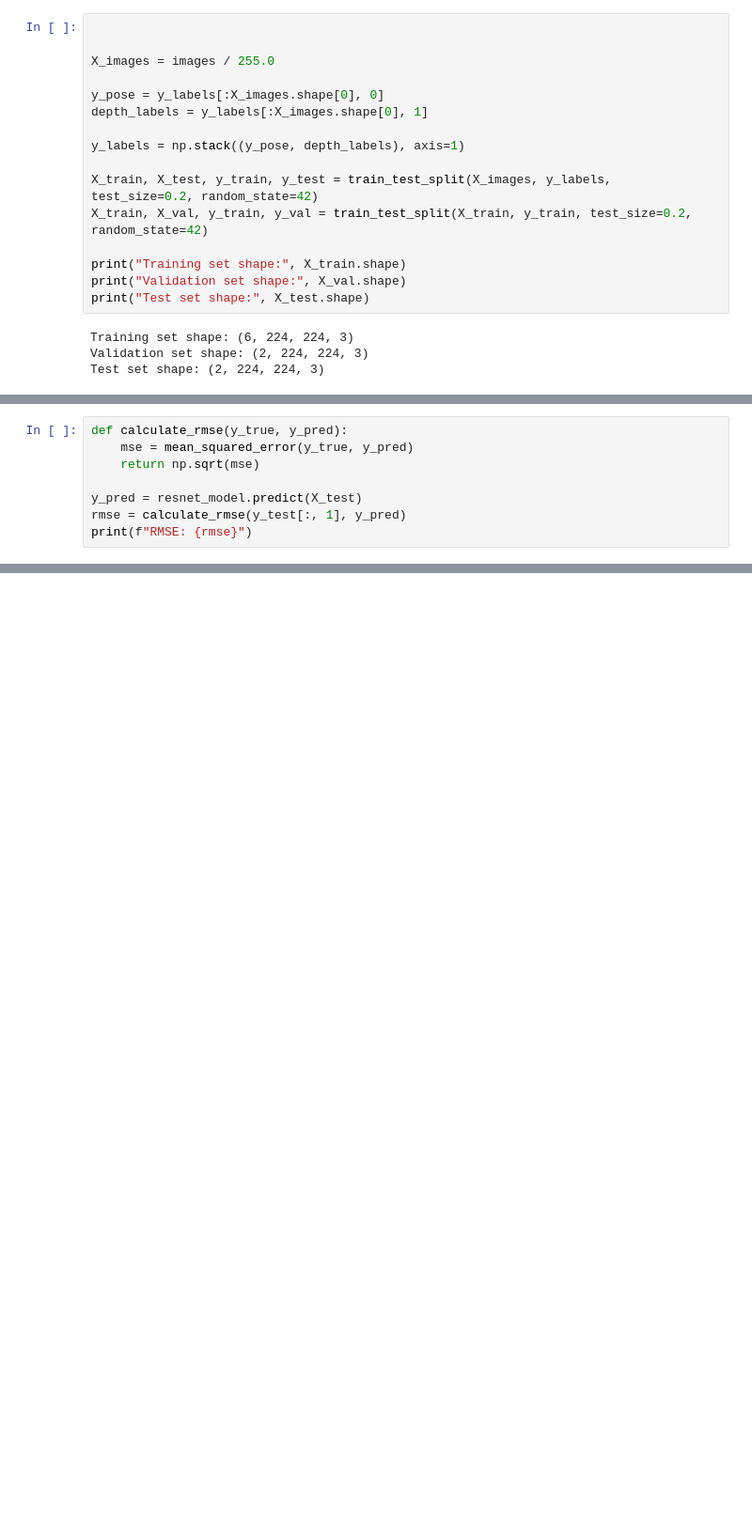
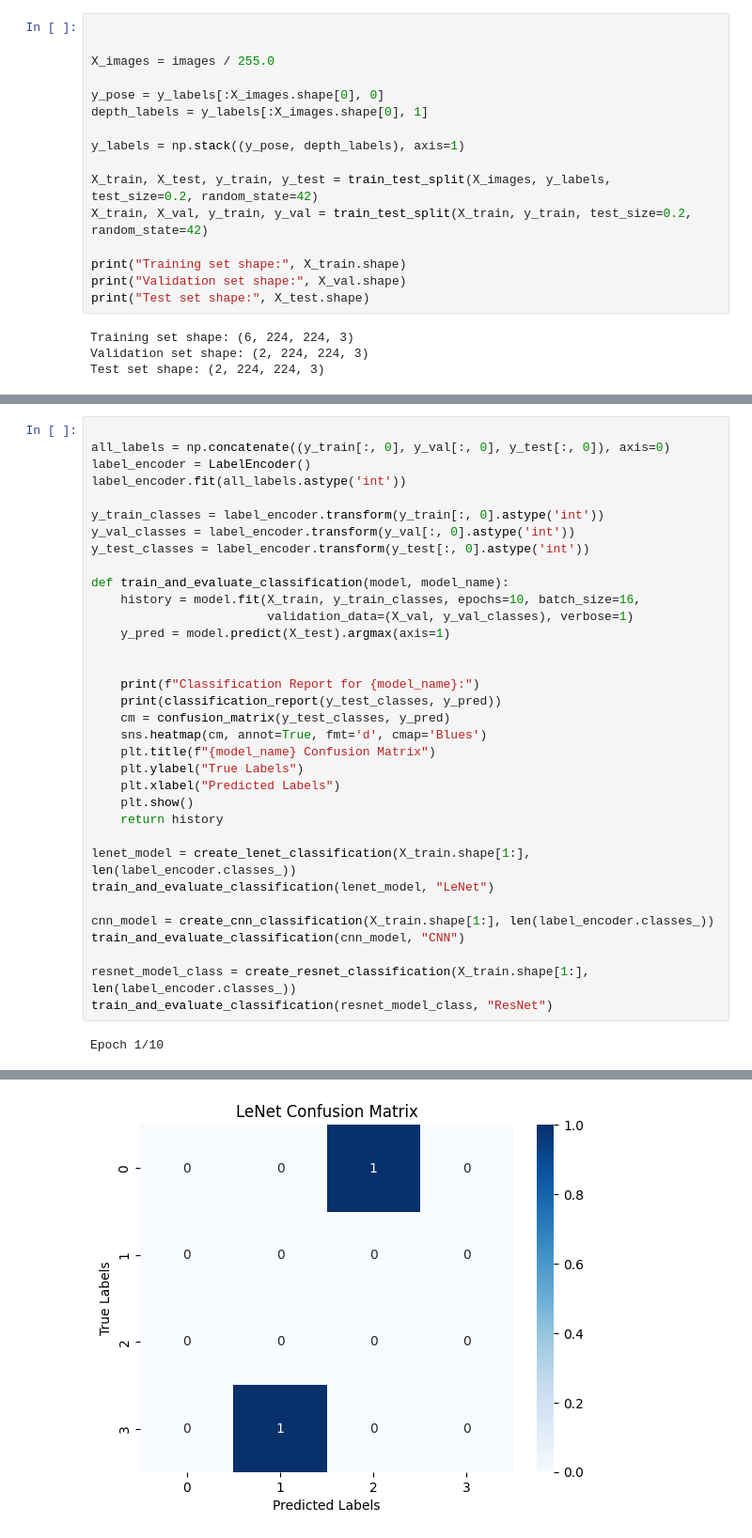
Before and after one commit to aSimpson02/deep_learning_proj, a Jupyter notebook: final.ipynb, the cells around one changed output, grey strips where cells are left out. Shown: that part at 94% size. Drawn from its saved outputs; the diff is of its cells as text; blank space fills up the shorter version.

```diff
--- a/final.ipynb
+++ b/final.ipynb
@@ -283,8 +121,0 @@ Test MAE (ResNet): 1.6580051183700562
-# %%
-def calculate_rmse(y_true, y_pred):
-    mse = mean_squared_error(y_true, y_pred)
-    return np.sqrt(mse)
-
-y_pred = resnet_model.predict(X_test)
-rmse = calculate_rmse(y_test[:, 1], y_pred)
-print(f"RMSE: {rmse}")
@@ -543,0 +162,36 @@ ResNet RMSE: 31.80
+# %%
+
+all_labels = np.concatenate((y_train[:, 0], y_val[:, 0], y_test[:, 0]), axis=0)
+label_encoder = LabelEncoder()
+label_encoder.fit(all_labels.astype('int'))
+
+y_train_classes = label_encoder.transform(y_train[:, 0].astype('int'))
+y_val_classes = label_encoder.transform(y_val[:, 0].astype('int'))
+y_test_classes = label_encoder.transform(y_test[:, 0].astype('int'))
+
+def train_and_evaluate_classification(model, model_name):
+    history = model.fit(X_train, y_train_classes, epochs=10, batch_size=16,
+                        validation_data=(X_val, y_val_classes), verbose=1)
+    y_pred = model.predict(X_test).argmax(axis=1)
+
+
+    print(f"Classification Report for {model_name}:")
+    print(classification_report(y_test_classes, y_pred))
+    cm = confusion_matrix(y_test_classes, y_pred)
+    sns.heatmap(cm, annot=True, fmt='d', cmap='Blues')
+    plt.title(f"{model_name} Confusion Matrix")
+    plt.ylabel("True Labels")
+    plt.xlabel("Predicted Labels")
+    plt.show()
+    return history
+
+lenet_model = create_lenet_classification(X_train.shape[1:], len(label_encoder.classes_))
+train_and_evaluate_classification(lenet_model, "LeNet")
+
+cnn_model = create_cnn_classification(X_train.shape[1:], len(label_encoder.classes_))
+train_and_evaluate_classification(cnn_model, "CNN")
+
+resnet_model_class = create_resnet_classification(X_train.shape[1:], len(label_encoder.classes_))
+train_and_evaluate_classification(resnet_model_class, "ResNet")
+# %% [output]
+Epoch 1/10
@@ -543,0 +215 @@ ResNet RMSE: 31.80
+[figure, added]
```
Also changed, not shown: parts of 13 cells of this notebook.
